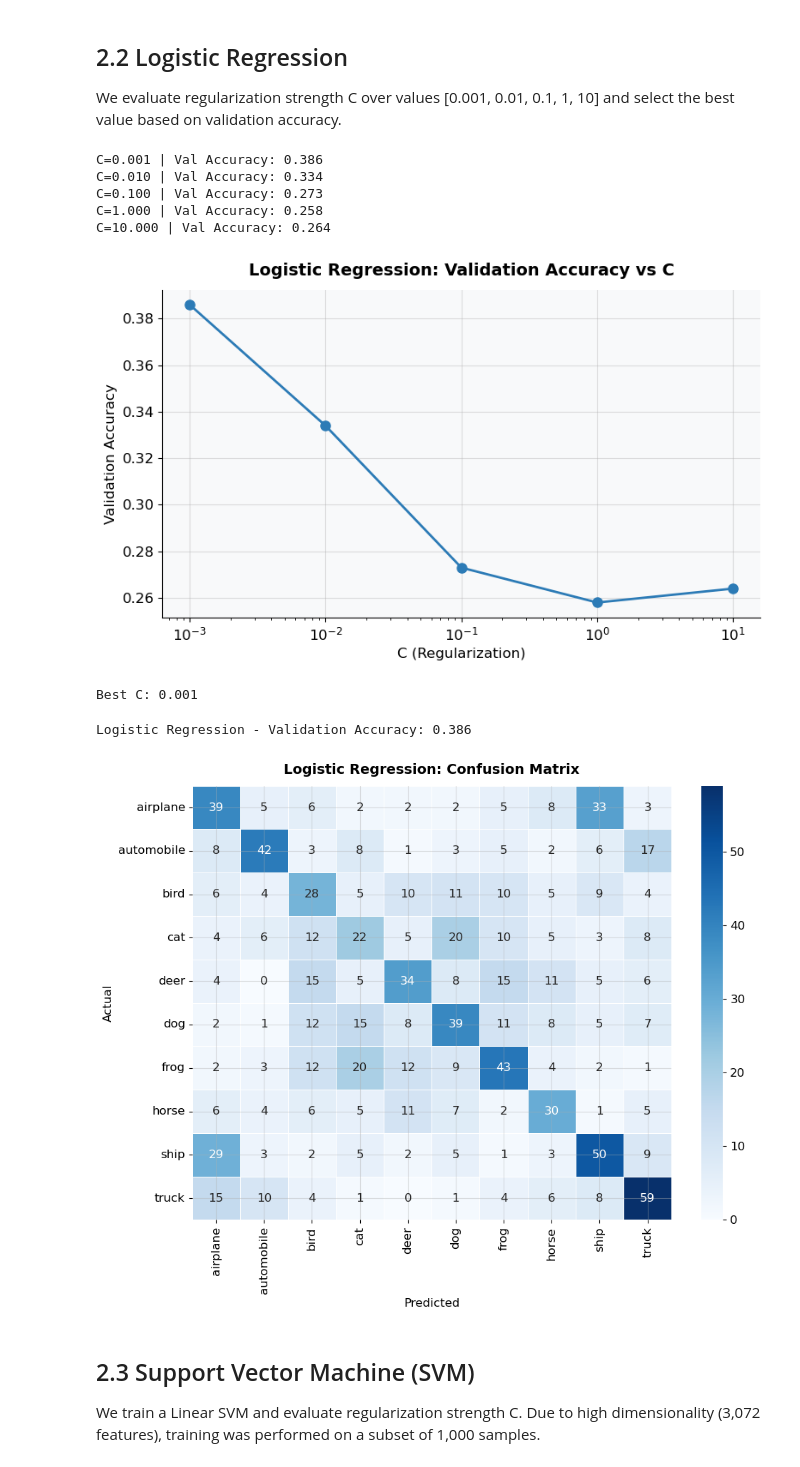
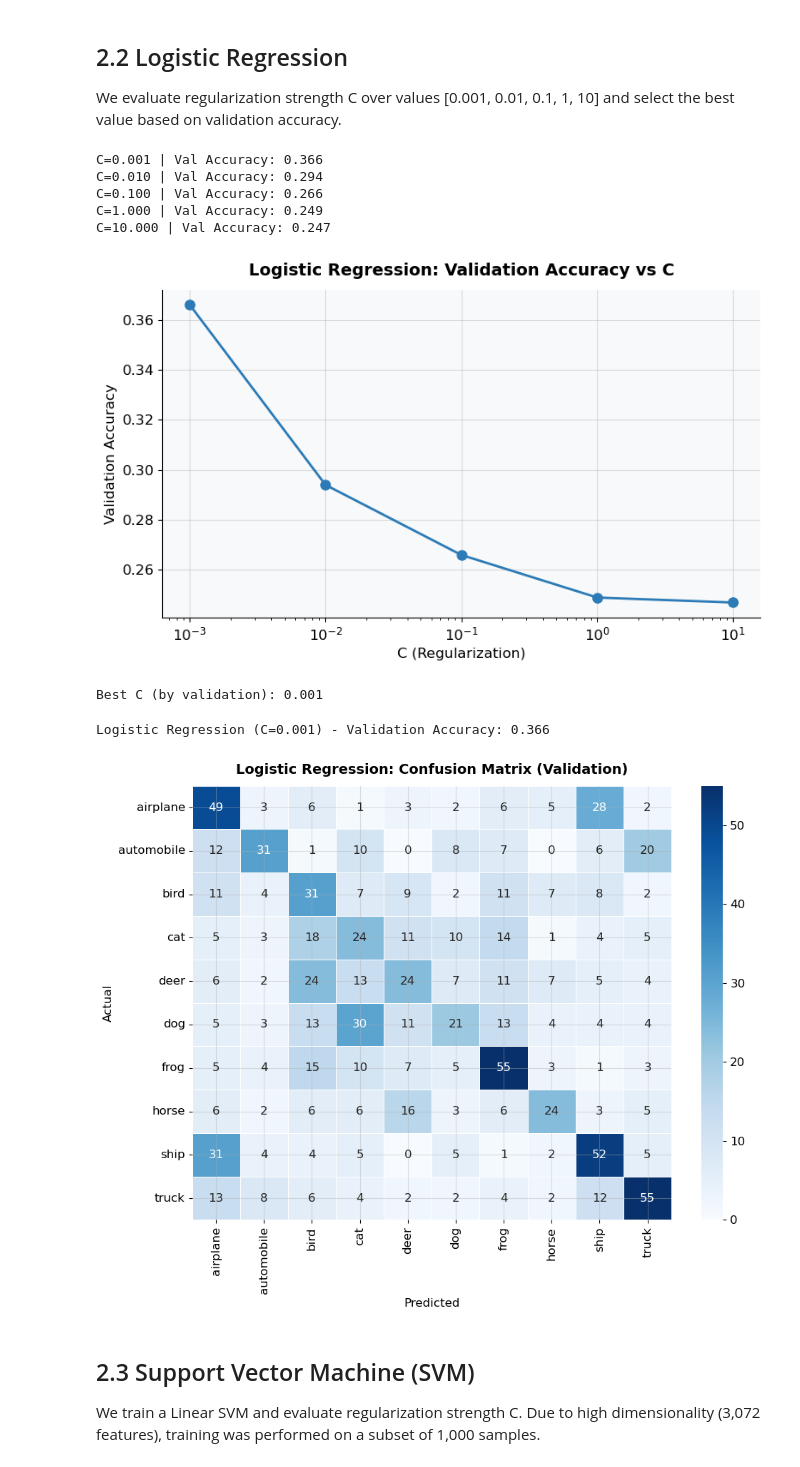
Before and after one commit to Yuvalinnnn/intro-to-ai-project, a Jupyter notebook: Part2_Classification_CIFAR10.ipynb, the cells around one changed output. Saved outputs shown, nothing was run; the diff lists cells and outputs as text; code cells hidden in the pictures.

```diff
--- a/Part2_Classification_CIFAR10.ipynb
+++ b/Part2_Classification_CIFAR10.ipynb
@@ -132,6 +135,15 @@ X_test_scaled = scaler.transform(X_test)
 print("Train size:", X_train.shape[0])
 print("Validation size:", X_val.shape[0])
 print("Test size:", X_test.shape[0])
+# Use the SAME training subset for all classical models (fair + faster)
+MODEL_TRAIN_N = 1000
+rng = np.random.default_rng(SEED)
+model_idx = rng.choice(X_train_scaled.shape[0], size=MODEL_TRAIN_N, replace=False)
+
+X_train_model = X_train_scaled[model_idx]
+y_train_model = y_train[model_idx]
+
+print("Model-train subset size (shared by LR/SVM/KNN):", X_train_model.shape[0])
 # %% [output]
 Train size: 4000
 Validation size: 1000
@@ -140,13 +153,13 @@ Test size: 10000
 ## 2.2 Logistic Regression
 We evaluate regularization strength C over values [0.001, 0.01, 0.1, 1, 10] and select the best value based on validation accuracy.
 # %%
-# Logistic Regression - Hyperparameter search
+# Logistic Regression - Hyperparameter search (validation)
 C_values = [0.001, 0.01, 0.1, 1, 10]
 lr_val_scores = []
 
 for C in C_values:
     lr = LogisticRegression(C=C, max_iter=1000, random_state=SEED)
-    lr.fit(X_train_scaled, y_train)
+    lr.fit(X_train_model, y_train_model)
     score = accuracy_score(y_val, lr.predict(X_val_scaled))
     lr_val_scores.append(score)
     print(f"C={C:.3f} | Val Accuracy: {score:.3f}")
@@ -161,38 +174,38 @@ ax.set_title('Logistic Regression: Validation Accuracy vs C', fontsize=14, fontw
 plt.tight_layout()
 plt.show()
 
-best_C_lr = C_values[np.argmax(lr_val_scores)]
-print(f"\nBest C: {best_C_lr}")
+best_C_lr = C_values[int(np.argmax(lr_val_scores))]
+print(f"\nBest C (by validation): {best_C_lr}")
 # %% [output]
-C=0.001 | Val Accuracy: 0.386
-C=0.010 | Val Accuracy: 0.334
-C=0.100 | Val Accuracy: 0.273
-C=1.000 | Val Accuracy: 0.258
-C=10.000 | Val Accuracy: 0.264
+C=0.001 | Val Accuracy: 0.366
+C=0.010 | Val Accuracy: 0.294
+C=0.100 | Val Accuracy: 0.266
+C=1.000 | Val Accuracy: 0.249
+C=10.000 | Val Accuracy: 0.247
-[figure, old version]
+[figure, new version]
-Best C: 0.001
+Best C (by validation): 0.001
 # %%
-# Final Logistic Regression model
-best_lr = LogisticRegression(C=0.001, max_iter=1000, random_state=SEED)
-best_lr.fit(X_train_scaled, y_train)
+# Final Logistic Regression model (using best C)
+best_lr = LogisticRegression(C=best_C_lr, max_iter=1000, random_state=SEED)
+best_lr.fit(X_train_model, y_train_model)
 y_val_pred_lr = best_lr.predict(X_val_scaled)
 lr_accuracy = accuracy_score(y_val, y_val_pred_lr)
-print(f"Logistic Regression - Validation Accuracy: {lr_accuracy:.3f}")
+print(f"Logistic Regression (C={best_C_lr}) - Validation Accuracy: {lr_accuracy:.3f}")
 
-# Confusion Matrix
+# Confusion Matrix (validation)
 fig, ax = plt.subplots(figsize=(10, 8))
 cm = confusion_matrix(y_val, y_val_pred_lr)
 sns.heatmap(cm, annot=True, fmt='d', cmap='Blues',
             xticklabels=class_names, yticklabels=class_names,
             linewidths=0.5, ax=ax)
 ax.set_xlabel('Predicted', fontsize=12)
 ax.set_ylabel('Actual', fontsize=12)
-ax.set_title('Logistic Regression: Confusion Matrix', fontsize=14, fontweight='bold', pad=12)
+ax.set_title('Logistic Regression: Confusion Matrix (Validation)', fontsize=14, fontweight='bold', pad=12)
 plt.tight_layout()
 plt.show()
 # %% [output]
-Logistic Regression - Validation Accuracy: 0.386
+Logistic Regression (C=0.001) - Validation Accuracy: 0.366
-[figure, old version]
+[figure, new version]
 # %% [markdown]
 ## 2.3 Support Vector Machine (SVM)
 We train a Linear SVM and evaluate regularization strength C. Due to high dimensionality (3,072 features), training was performed on a subset of 1,000 samples.
```
Also changed, not shown: parts of 11 cells of this notebook, 1 other file.
